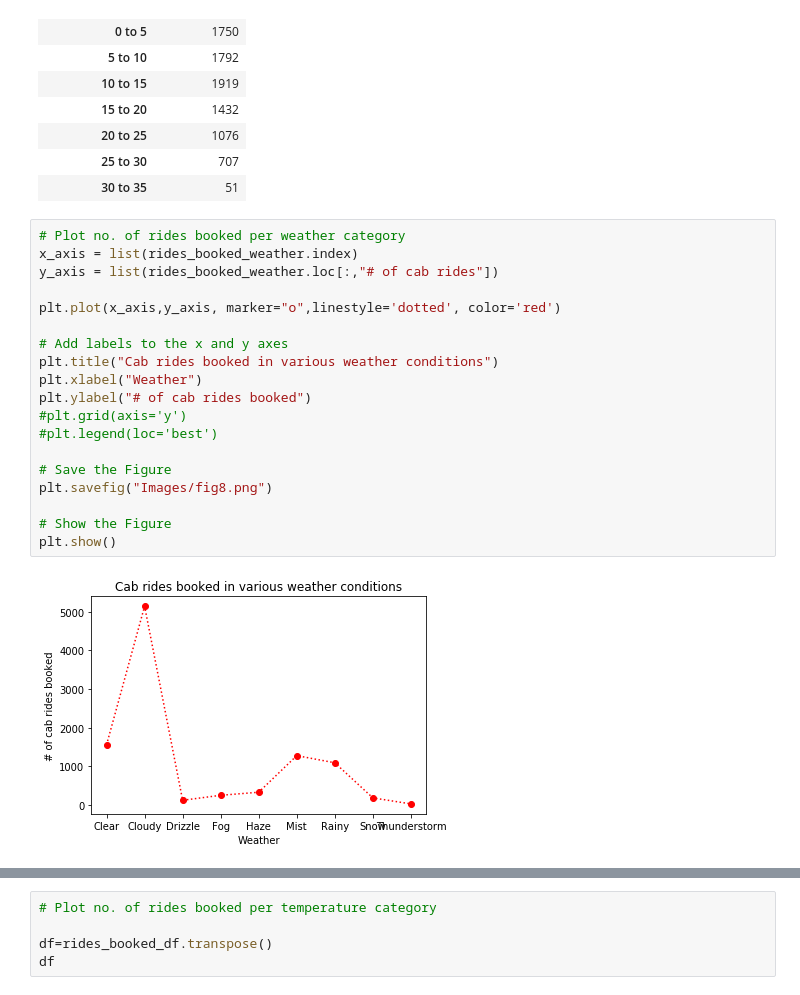
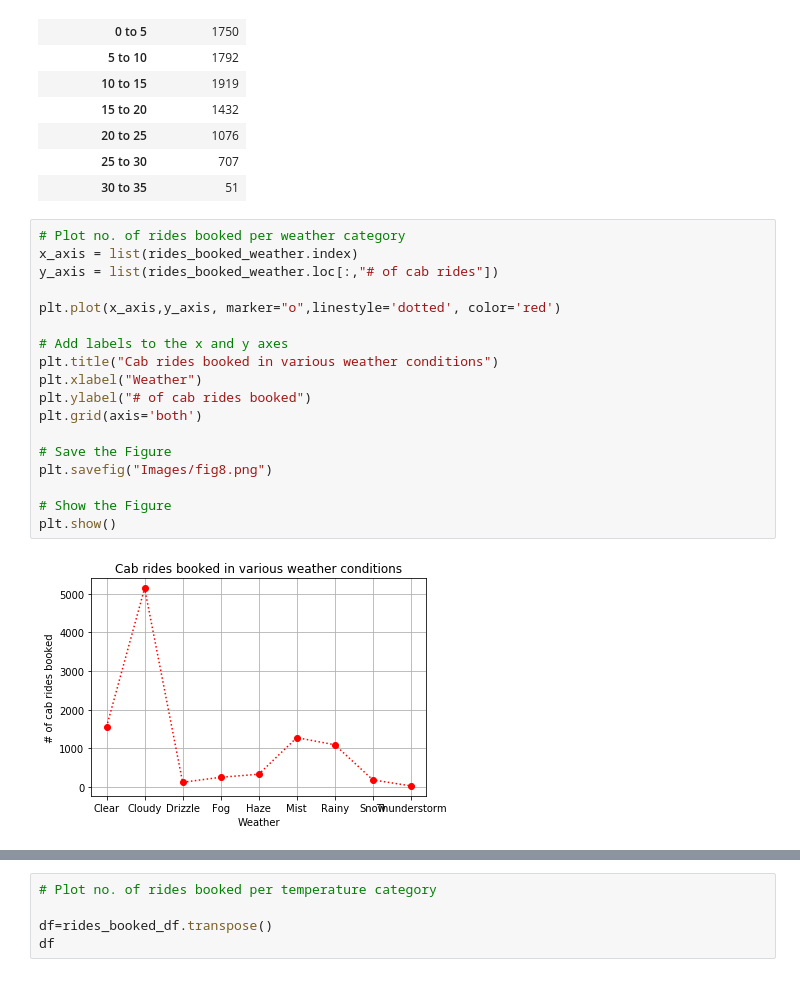
Before and after one commit to AmitChoudhary1392/Project-1_Team6, a Jupyter notebook: main.ipynb, the cells around one changed output, grey strips where cells are left out. Cells and saved outputs as stored; diff of their text form.

```diff
--- a/main.ipynb
+++ b/main.ipynb
@@ -678,24 +677,23 @@ rides_booked_temp
 # %%
 # Plot no. of rides booked per weather category
 x_axis = list(rides_booked_weather.index)
 y_axis = list(rides_booked_weather.loc[:,"# of cab rides"])
 
 plt.plot(x_axis,y_axis, marker="o",linestyle='dotted', color='red')
 
 # Add labels to the x and y axes
 plt.title("Cab rides booked in various weather conditions")
 plt.xlabel("Weather")
 plt.ylabel("# of cab rides booked")
-#plt.grid(axis='y')
-#plt.legend(loc='best')
+plt.grid(axis='both')
 
 # Save the Figure
 plt.savefig("Images/fig8.png")
 
 # Show the Figure
 plt.show()
 # %% [output]
-[figure, old version]
+[figure, new version]
 # %%
 # Plot no. of rides booked per temperature category
 x_axis = list(rides_booked_temp.index)
```
Also changed, not shown: parts of 7 cells of this notebook, 3 other files.
